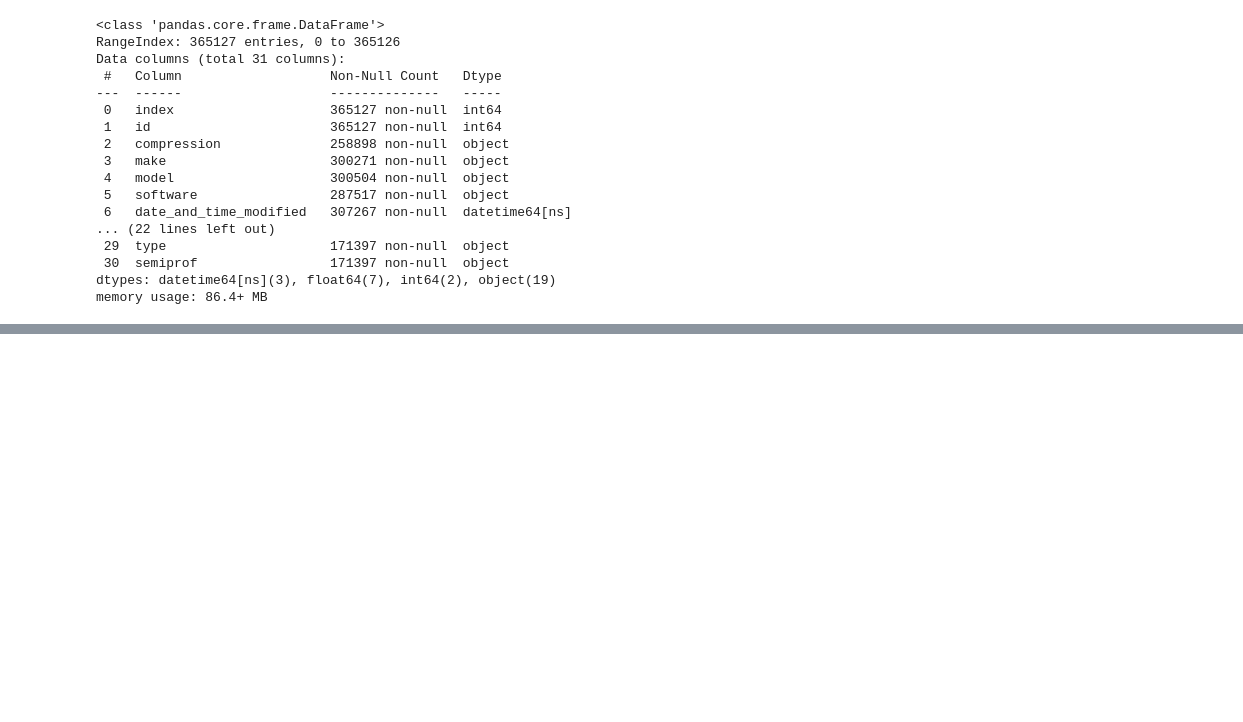
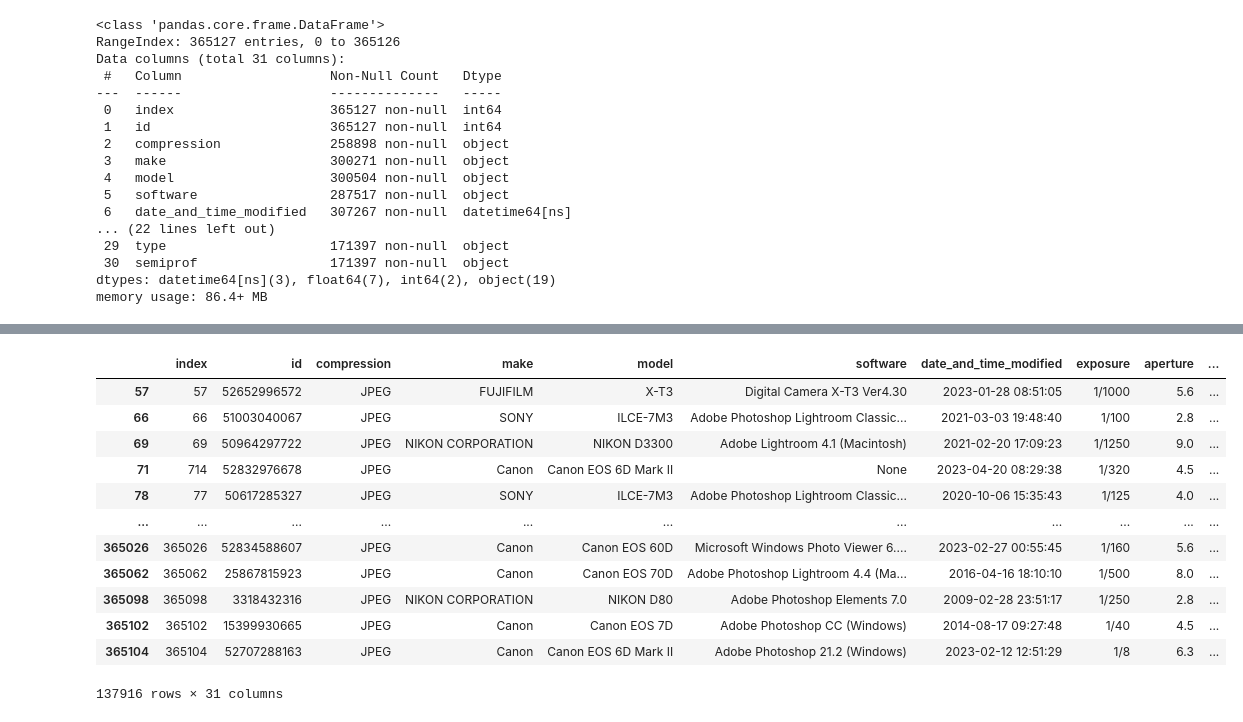
Before and after one commit to BrittaZa/Capstone_Flickr_Metadata, a Jupyter notebook: johannes_eda.ipynb, the cells around one changed output, grey strips where cells are left out. Cells and saved outputs as stored; diff of their text form; code cells hidden in the pictures; blank space fills up the shorter version.

```diff
--- a/johannes_eda.ipynb
+++ b/johannes_eda.ipynb
@@ -646,0 +703,4 @@ memory usage: 86.4+ MB
+# %%
+df.loc[df['compression'] == 'Deflate', 'compression'] = 'RAW'
+# %%
+df.loc[df['compression'] == 'JPEG (old-style)', 'compression'] = 'JPEG'
@@ -646,0 +752,16 @@ memory usage: 86.4+ MB
+# %%
+df[(df['type'] == 'DLSM') | (df['type'] == 'DSLR')]
+# %% [output]
+|  | index | id | compression | make | model | software | date_and_time_modified | exposure | aperture | ... |
+| 57 | 57 | 52652996572 | JPEG | FUJIFILM | X-T3 | Digital Camera X-T3 Ver4.30 | 2023-01-28 08:51:05 | 1/1000 | 5.6 | ... |
+| 66 | 66 | 51003040067 | JPEG | SONY | ILCE-7M3 | Adobe Photoshop Lightroom Classic... | 2021-03-03 19:48:40 | 1/100 | 2.8 | ... |
+| 69 | 69 | 50964297722 | JPEG | NIKON CORPORATION | NIKON D3300 | Adobe Lightroom 4.1 (Macintosh) | 2021-02-20 17:09:23 | 1/1250 | 9.0 | ... |
+| 71 | 714 | 52832976678 | JPEG | Canon | Canon EOS 6D Mark II | None | 2023-04-20 08:29:38 | 1/320 | 4.5 | ... |
+| 78 | 77 | 50617285327 | JPEG | SONY | ILCE-7M3 | Adobe Photoshop Lightroom Classic... | 2020-10-06 15:35:43 | 1/125 | 4.0 | ... |
+| ... | ... | ... | ... | ... | ... | ... | ... | ... | ... | ... |
+| 365026 | 365026 | 52834588607 | JPEG | Canon | Canon EOS 60D | Microsoft Windows Photo Viewer 6.... | 2023-02-27 00:55:45 | 1/160 | 5.6 | ... |
+| 365062 | 365062 | 25867815923 | JPEG | Canon | Canon EOS 70D | Adobe Photoshop Lightroom 4.4 (Ma... | 2016-04-16 18:10:10 | 1/500 | 8.0 | ... |
+| 365098 | 365098 | 3318432316 | JPEG | NIKON CORPORATION | NIKON D80 | Adobe Photoshop Elements 7.0 | 2009-02-28 23:51:17 | 1/250 | 2.8 | ... |
+| 365102 | 365102 | 15399930665 | JPEG | Canon | Canon EOS 7D | Adobe Photoshop CC (Windows) | 2014-08-17 09:27:48 | 1/40 | 4.5 | ... |
+| 365104 | 365104 | 52707288163 | JPEG | Canon | Canon EOS 6D Mark II | Adobe Photoshop 21.2 (Windows) | 2023-02-12 12:51:29 | 1/8 | 6.3 | ... |
+137916 rows × 31 columns
```
Also changed, not shown: parts of 30 cells of this notebook, 4 other files.
